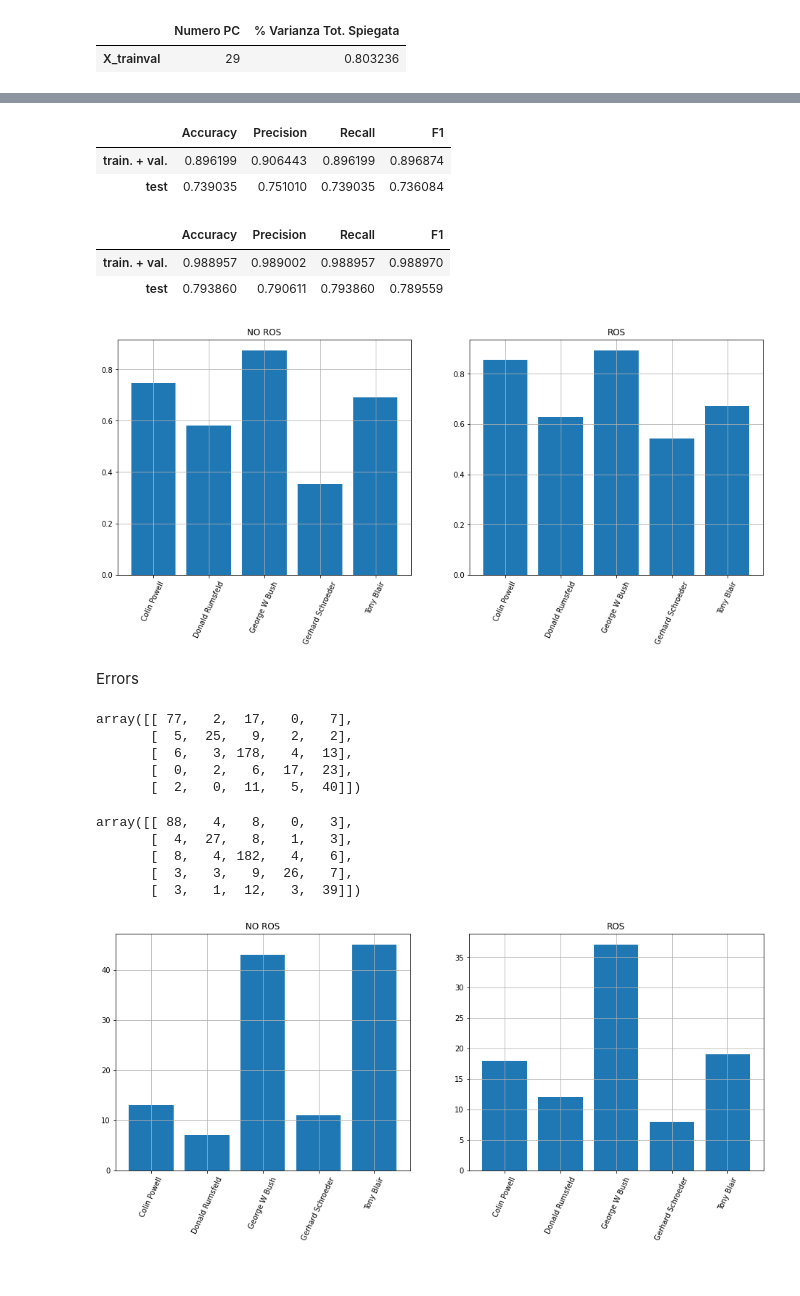
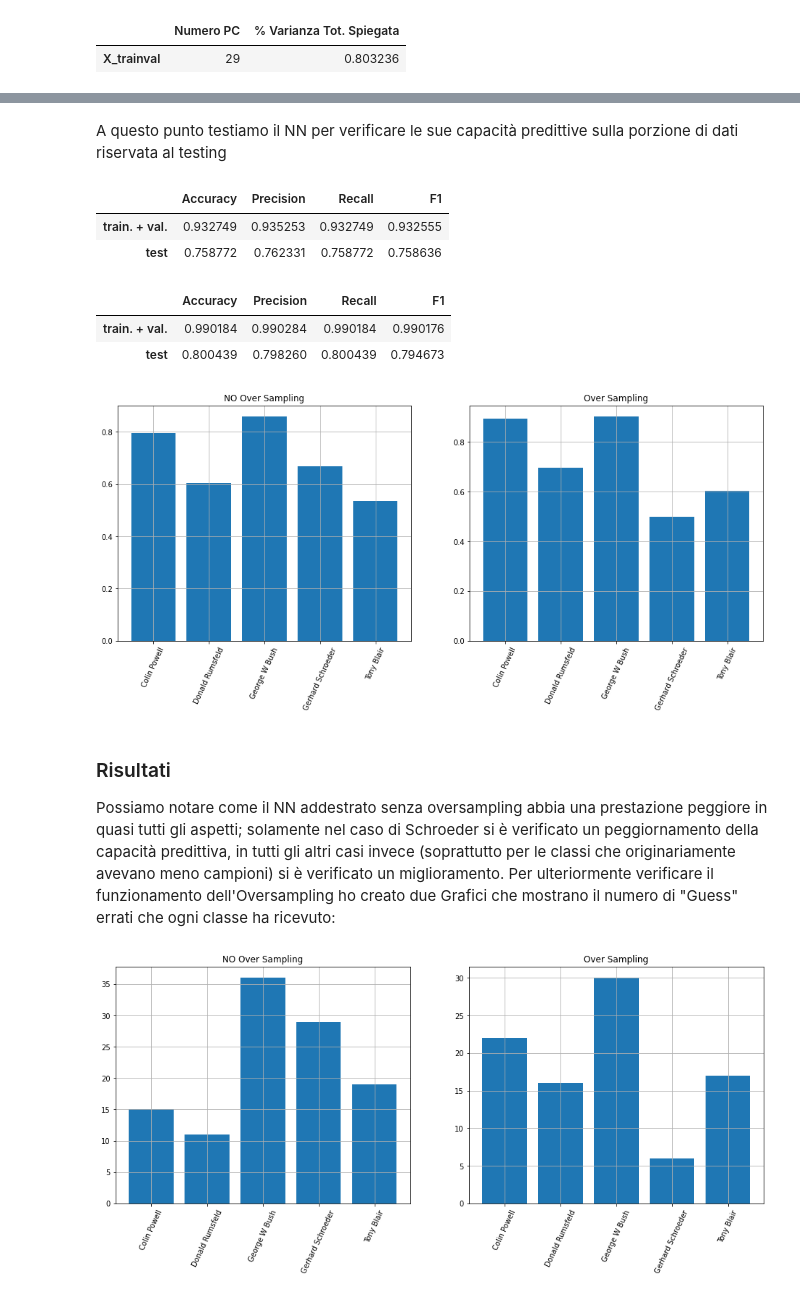
Before and after one commit to Edoxy/MIA, a Jupyter notebook: Tesina/Tesina.ipynb, the cells around one changed output, grey strips where cells are left out. Drawn from its saved outputs; the diff is of its cells as text; code cells hidden in the pictures.

```diff
--- a/Tesina/Tesina.ipynb
+++ b/Tesina/Tesina.ipynb
@@ -95,6 +147,6 @@ X_test = pca.transform(X_test)
 # %%
 # Inizializzazione iper-parametri MLP
-hidden_layer_sizes = [500]*2
+hidden_layer_sizes = [600]*2
 activation = 'relu'
 patience = 75
 max_epochs = 5000
@@ -133,5 +194,7 @@ MLPClassifier(batch_size=4, early_stopping=True, hidden_layer_sizes=[500, 500],
               max_iter=5000, n_iter_no_change=75, random_state=20212207,
               validation_fraction=0.25)
+# %% [markdown]
+A questo punto testiamo il NN per verificare le sue capacità predittive sulla porzione di dati riservata al testing
 # %%
 y_pred_trainval = mlp.predict(X_trainval)
 y_pred = mlp.predict(X_test)
@@ -189,14 +252,14 @@ display(df_perf)
 display(df_perf_ros)
 
 fig, axs = plt.subplots(1, 2, figsize=(16, 6))
-axs[0].set_title('NO ROS')
+axs[0].set_title('NO Over Sampling')
 
 axs[0].bar(np.arange(len(face_tnames)), [cmat_norm_true[t][t] for t in range(len(face_tnames))])
 axs[0].set_xticks(np.arange(len(face_tnames)))
 axs[0].set_xticklabels(face_tnames, rotation=65)
 axs[0].grid()
 
-axs[1].set_title('ROS')
+axs[1].set_title('Over Sampling')
 
 axs[1].bar(np.arange(len(face_tnames)), [cmat_norm_true_ros[t][t] for t in range(len(face_tnames))])
 axs[1].set_xticks(np.arange(len(face_tnames)))
@@ -207,41 +270,32 @@ axs[1].grid()
 #display(df_cmat_norm_pred)
 # %% [output]
 |  | Accuracy | Precision | Recall | F1 |
-| train. + val. | 0.896199 | 0.906443 | 0.896199 | 0.896874 |
-| test | 0.739035 | 0.751010 | 0.739035 | 0.736084 |
+| train. + val. | 0.932749 | 0.935253 | 0.932749 | 0.932555 |
+| test | 0.758772 | 0.762331 | 0.758772 | 0.758636 |
 |  | Accuracy | Precision | Recall | F1 |
-| train. + val. | 0.988957 | 0.989002 | 0.988957 | 0.988970 |
-| test | 0.793860 | 0.790611 | 0.793860 | 0.789559 |
+| train. + val. | 0.990184 | 0.990284 | 0.990184 | 0.990176 |
+| test | 0.800439 | 0.798260 | 0.800439 | 0.794673 |
-[figure, old version]
+[figure, new version]
-# %% [markdown]
-Errors
+# %% [markdown]
+### Risultati
+Possiamo notare come il NN addestrato senza oversampling abbia una prestazione peggiore in quasi tutti gli aspetti; solamente nel caso di Schroeder si è verificato un peggiornamento della capacità predittiva, in tutti gli altri casi invece (soprattutto per le classi che originariamente avevano meno campioni) si è verificato un miglioramento.
+Per ulteriormente verificare il funzionamento dell'Oversampling ho creato due Grafici che mostrano il numero di "Guess" errati che ogni classe ha ricevuto:
 # %%
 fig, axs = plt.subplots(1, 2, figsize=(16, 6))
-axs[0].set_title('NO ROS')
+axs[0].set_title('NO Over Sampling')
 
 axs[0].bar(np.arange(len(face_tnames)), [np.sum(cmat[:,t]) -cmat[t][t] for t in range(len(face_tnames))])
 axs[0].set_xticks(np.arange(len(face_tnames)))
 axs[0].set_xticklabels(face_tnames, rotation=65)
 axs[0].grid()
 
-axs[1].set_title('ROS')
+axs[1].set_title('Over Sampling')
 
 axs[1].bar(np.arange(len(face_tnames)), [np.sum(cmat_ros[:,t]) -cmat_ros[t][t] for t in range(len(face_tnames))])
 axs[1].set_xticks(np.arange(len(face_tnames)))
 axs[1].set_xticklabels(face_tnames, rotation=65)
 axs[1].grid()
 
-display(cmat)
-display(cmat_ros)
+plt.show()
 # %% [output]
-array([[ 77,   2,  17,   0,   7],
-       [  5,  25,   9,   2,   2],
-       [  6,   3, 178,   4,  13],
-       [  0,   2,   6,  17,  23],
-       [  2,   0,  11,   5,  40]])
-array([[ 88,   4,   8,   0,   3],
-       [  4,  27,   8,   1,   3],
-       [  8,   4, 182,   4,   6],
-       [  3,   3,   9,  26,   7],
-       [  3,   1,  12,   3,  39]])
-[figure, old version]
+[figure, new version]
```
Also changed, not shown: parts of 28 cells of this notebook, 2 other files.
